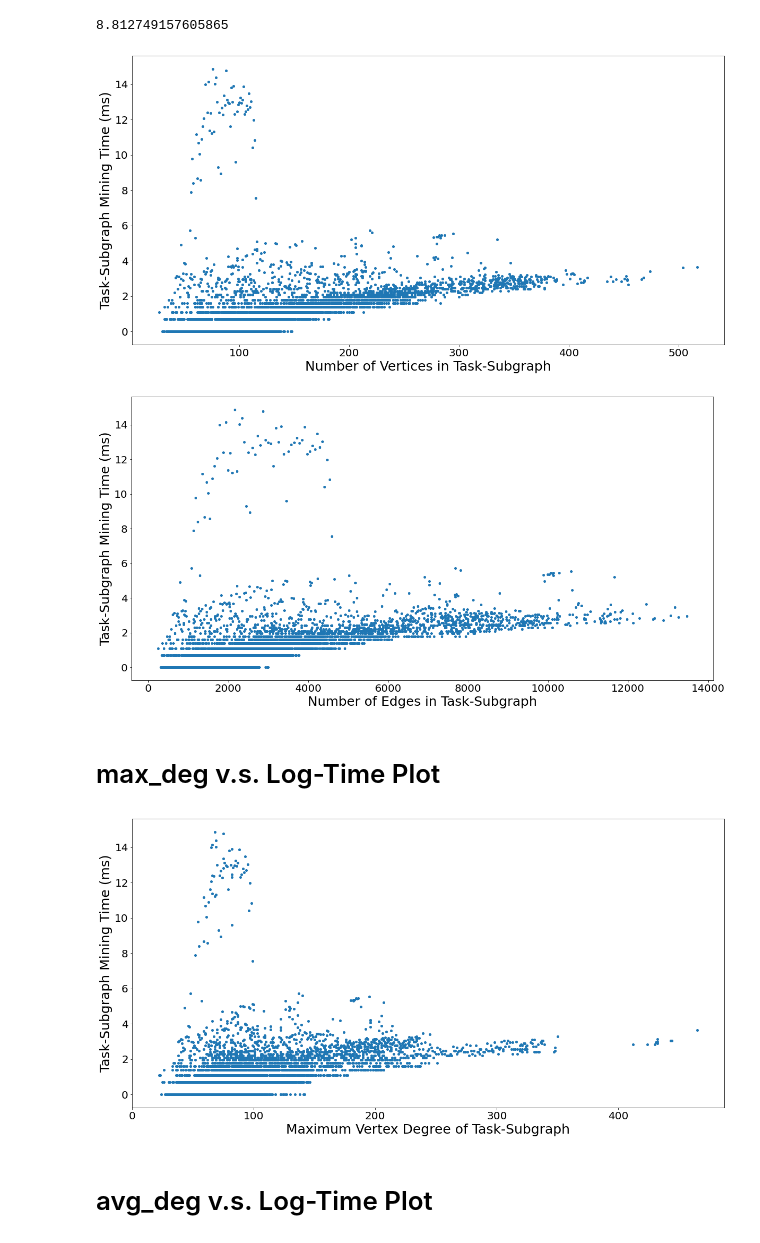
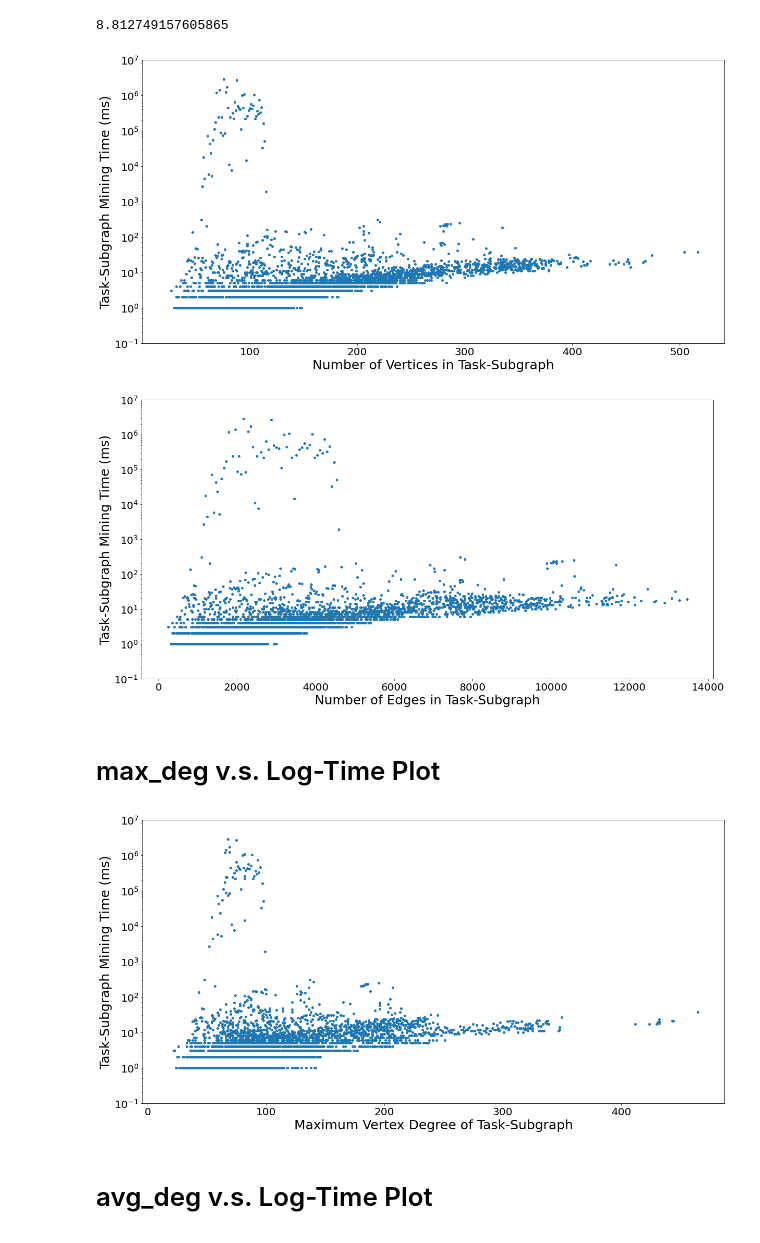
Before and after one commit to yanlab19870714/gthinkerQC_taskTimeDistribution, a Jupyter notebook: plot_patent_logTime.ipynb, the cells around one changed output. Saved outputs shown, nothing was run; the diff lists cells and outputs as text; code cells hidden in the pictures.

```diff
--- a/plot_patent_logTime.ipynb
+++ b/plot_patent_logTime.ipynb
@@ -54,32 +54,36 @@ plt.yticks(fontsize=20)
 plt.xlabel('Number of Vertices in Task-Subgraph', fontsize=25)
 plt.ylabel('Task-Subgraph Mining Time (ms)', fontsize=25)
 
-plt.scatter(x, np.log(y), s=16)
+plt.ylim((1E-1, 1E7))
+plt.yscale("log")
+plt.scatter(x, y, s=16)
 
 plt.savefig('V3.pdf')
 plt.show()
 # %% [output]
-[figure, old version]
+[figure, new version]
 # %%
 import numpy as np
 import matplotlib.pyplot as plt
 
 x = np.array(df['|E|'])
 y = np.array(df['time(ms)'])
 
 plt.figure(figsize=(20,10))
 
 plt.xticks(fontsize=20)
 plt.yticks(fontsize=20)
 plt.xlabel('Number of Edges in Task-Subgraph', fontsize=25)
 plt.ylabel('Task-Subgraph Mining Time (ms)', fontsize=25)
 
-plt.scatter(x, np.log(y), s=16)
+plt.ylim((1E-1, 1E7))
+plt.yscale("log")
+plt.scatter(x, y, s=16)
 
 plt.savefig('E3.pdf')
 plt.show()
 # %% [output]
-[figure, old version]
+[figure, new version]
 # %% [markdown]
 # max_deg v.s. Log-Time Plot
 # %%
@@ -96,12 +100,14 @@ plt.yticks(fontsize=20)
 plt.xlabel('Maximum Vertex Degree of Task-Subgraph', fontsize=25)
 plt.ylabel('Task-Subgraph Mining Time (ms)', fontsize=25)
 
-plt.scatter(x, np.log(y), s=16)
+plt.ylim((1E-1, 1E7))
+plt.yscale("log")
+plt.scatter(x, y, s=16)
 
 plt.savefig('max_deg3.pdf')
 plt.show()
 # %% [output]
-[figure, old version]
+[figure, new version]
 # %% [markdown]
 # avg_deg v.s. Log-Time Plot
 # %%
```
Also changed, not shown: parts of 2 cells of this notebook, 6 other files.
